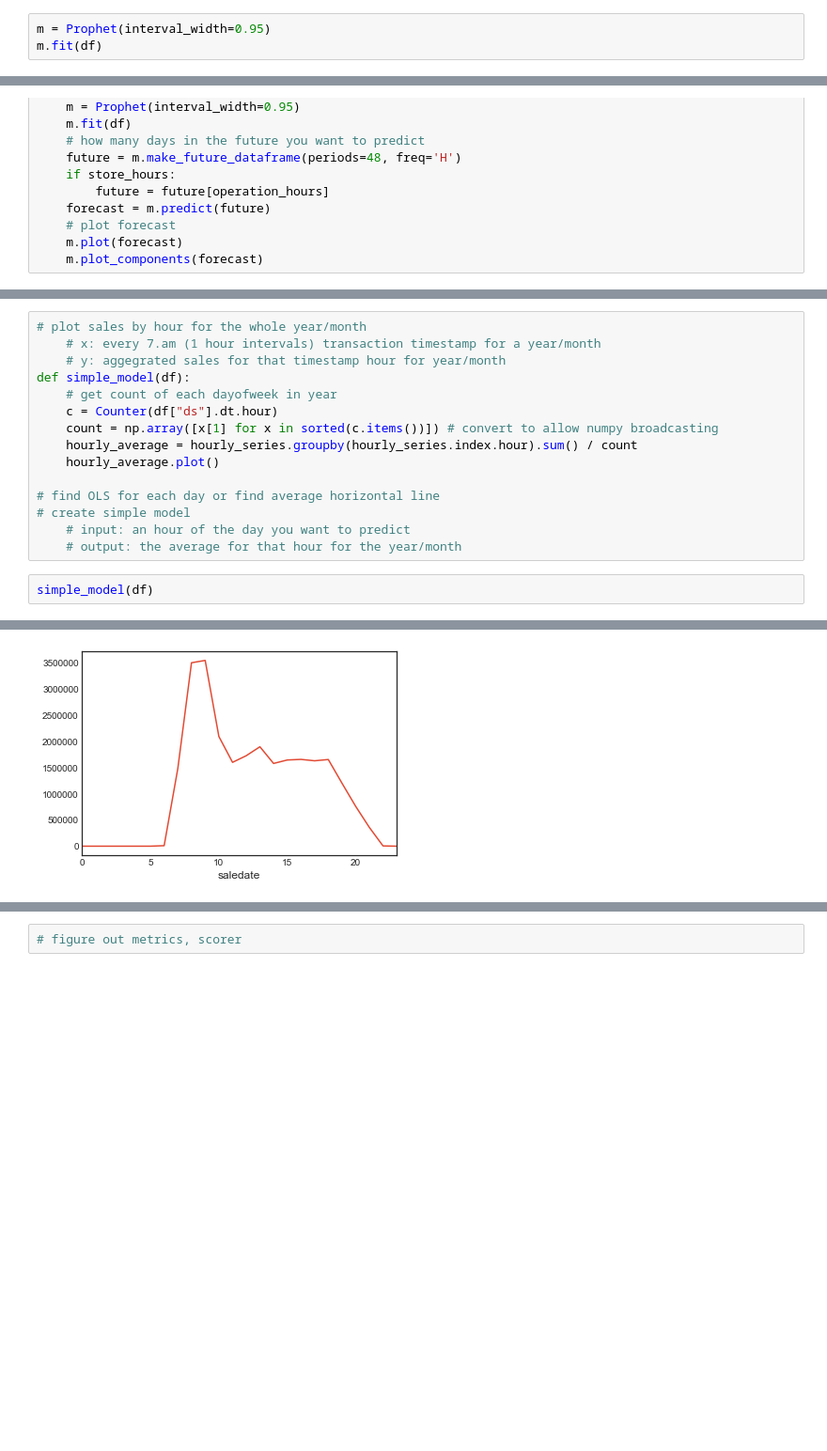
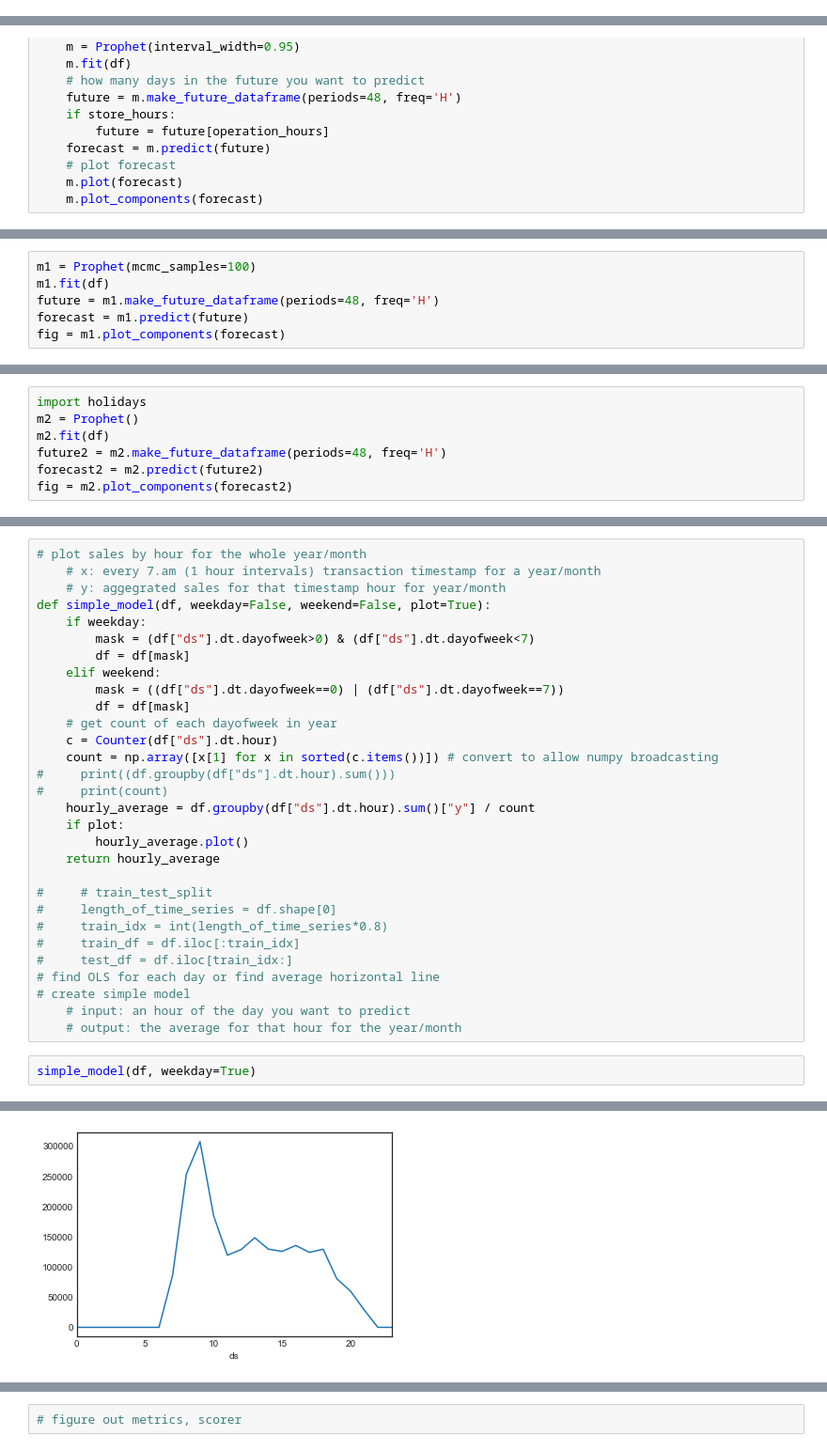
Before and after one commit to chul0717/capstone2, a Jupyter notebook: src/notebook.ipynb, the cells around one changed output, grey strips where cells are left out. Shown at 94% size. Drawn from its saved outputs; the diff is of its cells as text; blank space fills up the shorter version.

```diff
--- a/src/notebook.ipynb
+++ b/src/notebook.ipynb
@@ -461,3 +453,0 @@ plt.plot(df.ds, df.y)
-# %%
-m = Prophet(interval_width=0.95)
-m.fit(df)
@@ -541,0 +498,6 @@ fb_prophet()
+# %%
+m1 = Prophet(mcmc_samples=100)
+m1.fit(df)
+future = m1.make_future_dataframe(periods=48, freq='H')
+forecast = m1.predict(future)
+fig = m1.plot_components(forecast)
@@ -541,0 +507,7 @@ fb_prophet()
+# %%
+import holidays
+m2 = Prophet()
+m2.fit(df)
+future2 = m2.make_future_dataframe(periods=48, freq='H')
+forecast2 = m2.predict(future2)
+fig = m2.plot_components(forecast2)
@@ -543,17 +576,32 @@ fb_prophet()
 # plot sales by hour for the whole year/month
     # x: every 7.am (1 hour intervals) transaction timestamp for a year/month
     # y: aggegrated sales for that timestamp hour for year/month
-def simple_model(df):
+def simple_model(df, weekday=False, weekend=False, plot=True):
+    if weekday:
+        mask = (df["ds"].dt.dayofweek>0) & (df["ds"].dt.dayofweek<7)
+        df = df[mask]
+    elif weekend:
+        mask = ((df["ds"].dt.dayofweek==0) | (df["ds"].dt.dayofweek==7))
+        df = df[mask]
     # get count of each dayofweek in year
     c = Counter(df["ds"].dt.hour)
     count = np.array([x[1] for x in sorted(c.items())]) # convert to allow numpy broadcasting
-    hourly_average = hourly_series.groupby(hourly_series.index.hour).sum() / count
-    hourly_average.plot()
+#     print((df.groupby(df["ds"].dt.hour).sum()))
+#     print(count)
+    hourly_average = df.groupby(df["ds"].dt.hour).sum()["y"] / count
+    if plot:
+        hourly_average.plot()
+    return hourly_average
 
+#     # train_test_split
+#     length_of_time_series = df.shape[0]
+#     train_idx = int(length_of_time_series*0.8)
+#     train_df = df.iloc[:train_idx]
+#     test_df = df.iloc[train_idx:]
 # find OLS for each day or find average horizontal line
 # create simple model
     # input: an hour of the day you want to predict
     # output: the average for that hour for the year/month
 # %%
-simple_model(df)
+simple_model(df, weekday=True)
 # %% [output]
@@ -560 +625 @@ simple_model(df)
-[figure, old version]
+[figure, new version]
```
Also changed, not shown: parts of 43 cells of this notebook.
